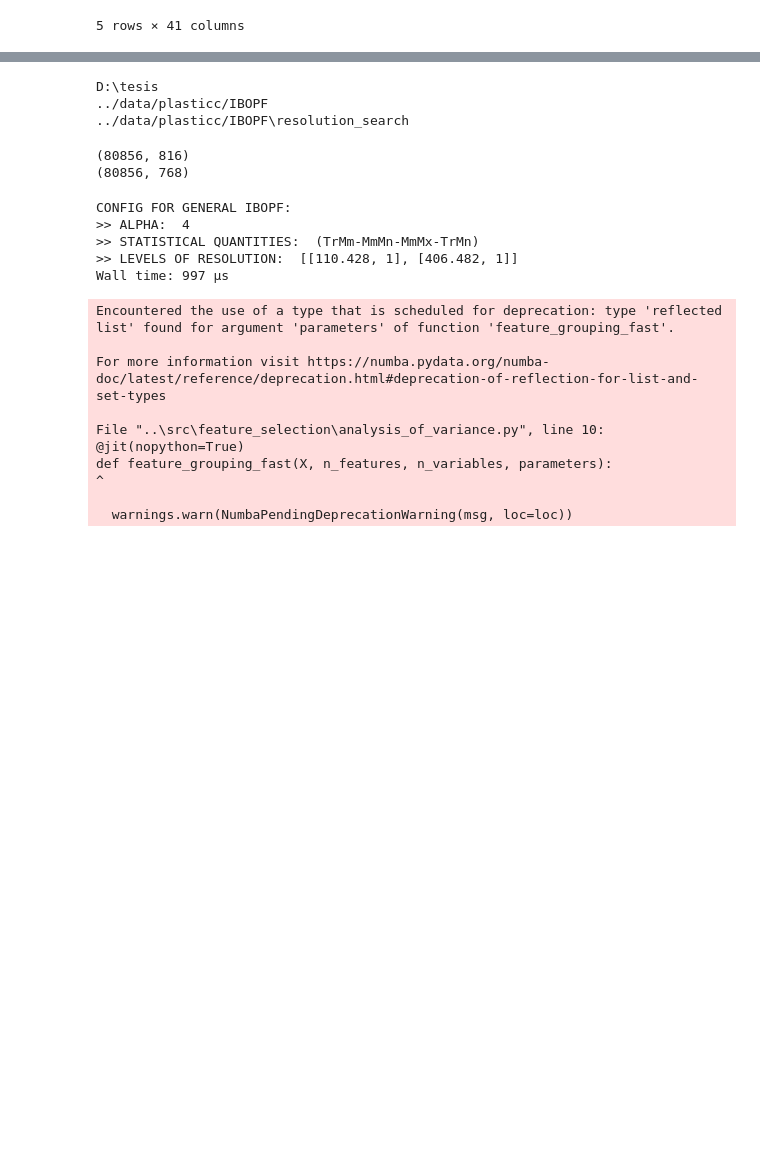
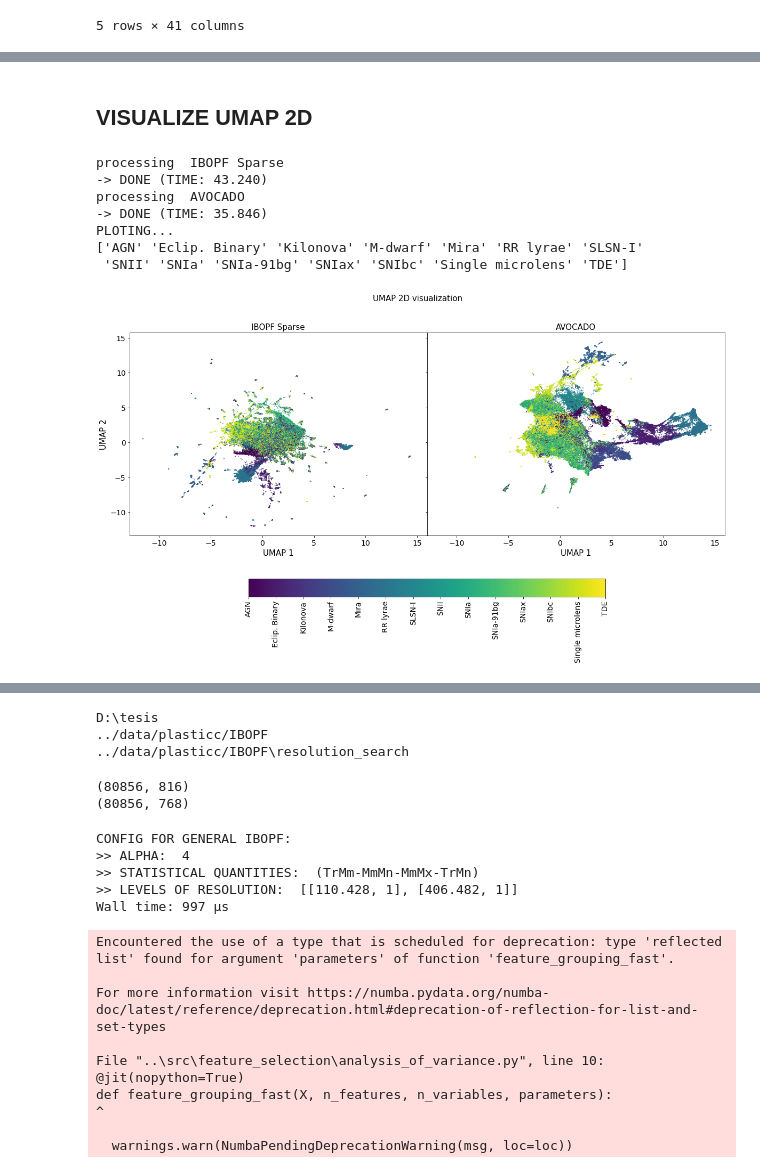
Before and after one commit to frmunozz/irregular-bag-of-pattern, a Jupyter notebook: notebooks/visualization_on_method_features.ipynb, the cells around one changed output, grey strips where cells are left out. Drawn from its saved outputs; the diff is of its cells as text; code cells hidden in the pictures; blank space fills up the shorter version.

Commit message:
adding UMAP and PACMAP to compact method. Performing kind-of cross validation for multiples number of components

```diff
--- a/notebooks/visualization_on_method_features.ipynb
+++ b/notebooks/visualization_on_method_features.ipynb
@@ -199,7 +65,0 @@ WARNING:matplotlib.legend:No artists with labels found to put in legend.  Note t
-# %%
-scaler = StandardScaler()
-scaler.fit(ibopf_fea)
-df_scaled = scaler.transform(ibopf_fea)
-
-reducer = umap.UMAP(n_components=3)
-df_umap = reducer.fit_transform(df_scaled)
@@ -227,27 +65,0 @@ WARNING:matplotlib.legend:No artists with labels found to put in legend.  Note t
-# %%
-# we need to drop features that are nan
-df_reduced = avocado_fea.drop(columns=avocado_fea.columns[avocado_fea.isna().any()].tolist())
-
-scaler = StandardScaler()
-scaler.fit(df_reduced)
-df_scaled = scaler.transform(df_reduced)
-
-reducer = umap.UMAP(n_components=3)
-df_umap = reducer.fit_transform(df_scaled)
-# %%
-y, le = prepare_labels(avocado_labels)
-fig = plt.figure(figsize=(10, 10))
-ax = plt.axes(projection='3d')
-cax = ax.scatter(df_umap[:, 0], df_umap[:, 1], df_umap[:, 2],  c=y, marker='.', s=1)
-ax.set_xlabel("UMAP 1")
-ax.set_ylabel("UMAP 2")
-ax.set_zlabel("UMAP 3")
-ax.legend();
-cbar = plt.colorbar(cax, orientation='horizontal')
-cbar.ax.set_xticks(np.array(range(y.max()+1)),
-                   labels=[le.inverse_transform([i])[0] for i in (np.array(range(y.max()+1)))])
-cbar.ax.set_xticklabels(cbar.ax.get_xticklabels(), rotation=90)
-# plt.show()
-
-ax.view_init(20, -80)
-plt.tight_layout()
@@ -258,0 +66,4 @@ WARNING:matplotlib.legend:No artists with labels found to put in legend.  Note t
+# %%
+ibopf_fea_sparse, ibopf_labels = load_features("plasticc_augment_v3", method="IBOPF", tag="features_v3_LSA", sparse=True)
+print(ibopf_fea_sparse.shape)
+ibopf_fea_sparse.head()
@@ -258,0 +200,16 @@ WARNING:matplotlib.legend:No artists with labels found to put in legend.  Note t
+# %% [markdown]
+## VISUALIZE UMAP 2D
+# %%
+reducer = umap.UMAP()
+visualize_all([ibopf_fea_sparse, avocado_fea],
+              ["IBOPF Sparse", "AVOCADO"],
+              avocado_labels, reducer, "UMAP", "notebooks/new_figures/umap2d.png")
+# %% [output]
+processing  IBOPF Sparse
+-> DONE (TIME: 43.240)
+processing  AVOCADO
+-> DONE (TIME: 35.846)
+PLOTING...
+['AGN' 'Eclip. Binary' 'Kilonova' 'M-dwarf' 'Mira' 'RR lyrae' 'SLSN-I'
+ 'SNII' 'SNIa' 'SNIa-91bg' 'SNIax' 'SNIbc' 'Single microlens' 'TDE']
+[figure, added]
```
Also changed, not shown: parts of 42 cells of this notebook, 21 other files.
